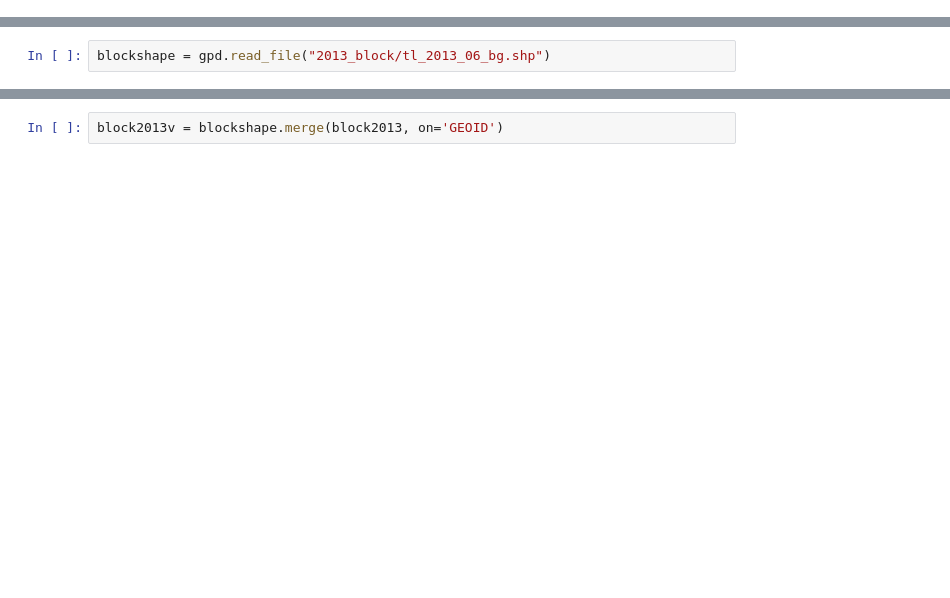
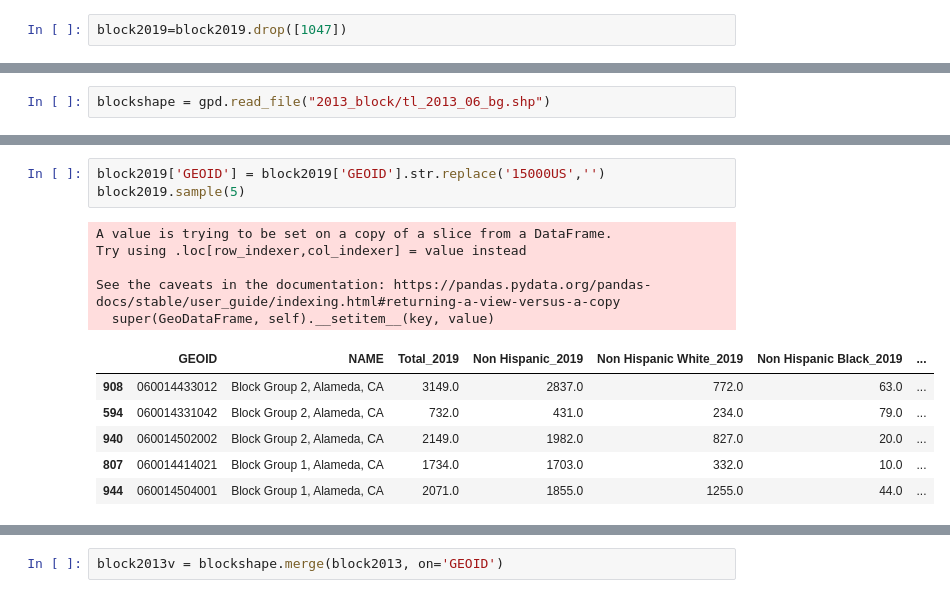
Before and after one commit to nlmatteson/UP206A--Final-Project, a Jupyter notebook: Group-Assignments/spatialcorrelation_ethnicity.ipynb, the cells around one changed output, grey strips where cells are left out. Cells and saved outputs as stored; diff of their text form; blank space fills up the shorter version.

```diff
--- a/Group-Assignments/spatialcorrelation_ethnicity.ipynb
+++ b/Group-Assignments/spatialcorrelation_ethnicity.ipynb
@@ -67,0 +147,2 @@ block2019.head()
+# %%
+block2019=block2019.drop([1047])
@@ -146,0 +363,15 @@ blockshape.tail()
+# %%
+block2019['GEOID'] = block2019['GEOID'].str.replace('15000US','')
+block2019.sample(5)
+# %% [output]
+A value is trying to be set on a copy of a slice from a DataFrame.
+Try using .loc[row_indexer,col_indexer] = value instead
+
+See the caveats in the documentation: https://pandas.pydata.org/pandas-docs/stable/user_guide/indexing.html#returning-a-view-versus-a-copy
+  super(GeoDataFrame, self).__setitem__(key, value)
+|  | GEOID | NAME | Total_2019 | Non Hispanic_2019 | Non Hispanic White_2019 | Non Hispanic Black_2019 | ... |
+| 908 | 060014433012 | Block Group 2, Alameda, CA | 3149.0 | 2837.0 | 772.0 | 63.0 | ... |
+| 594 | 060014331042 | Block Group 2, Alameda, CA | 732.0 | 431.0 | 234.0 | 79.0 | ... |
+| 940 | 060014502002 | Block Group 2, Alameda, CA | 2149.0 | 1982.0 | 827.0 | 20.0 | ... |
+| 807 | 060014414021 | Block Group 1, Alameda, CA | 1734.0 | 1703.0 | 332.0 | 10.0 | ... |
+| 944 | 060014504001 | Block Group 1, Alameda, CA | 2071.0 | 1855.0 | 1255.0 | 44.0 | ... |
```
Also changed, not shown: parts of 81 cells of this notebook, 4 other files.
